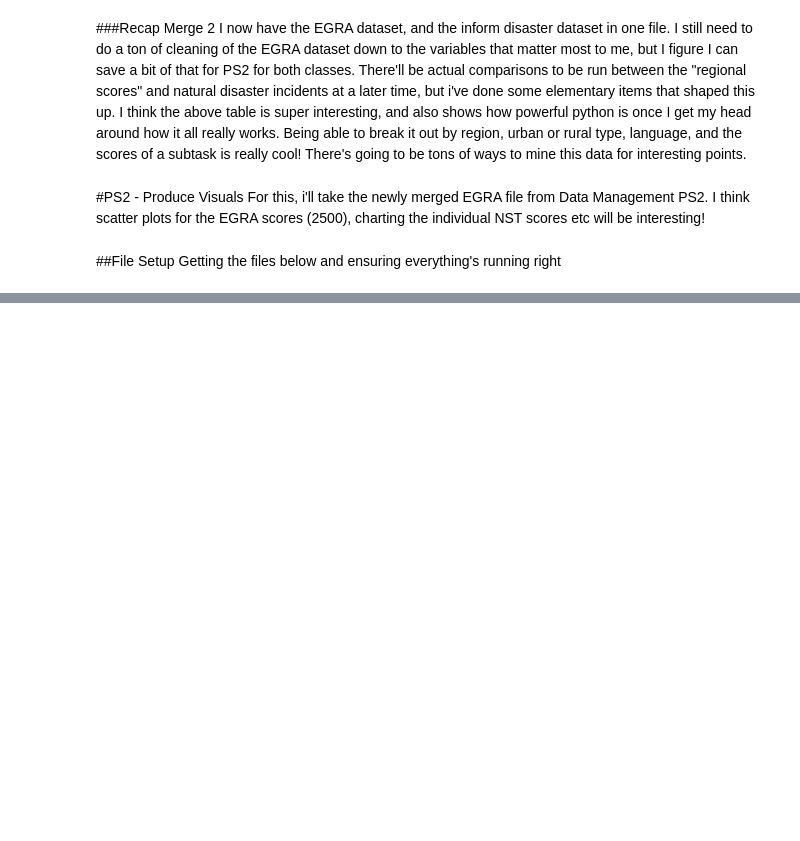
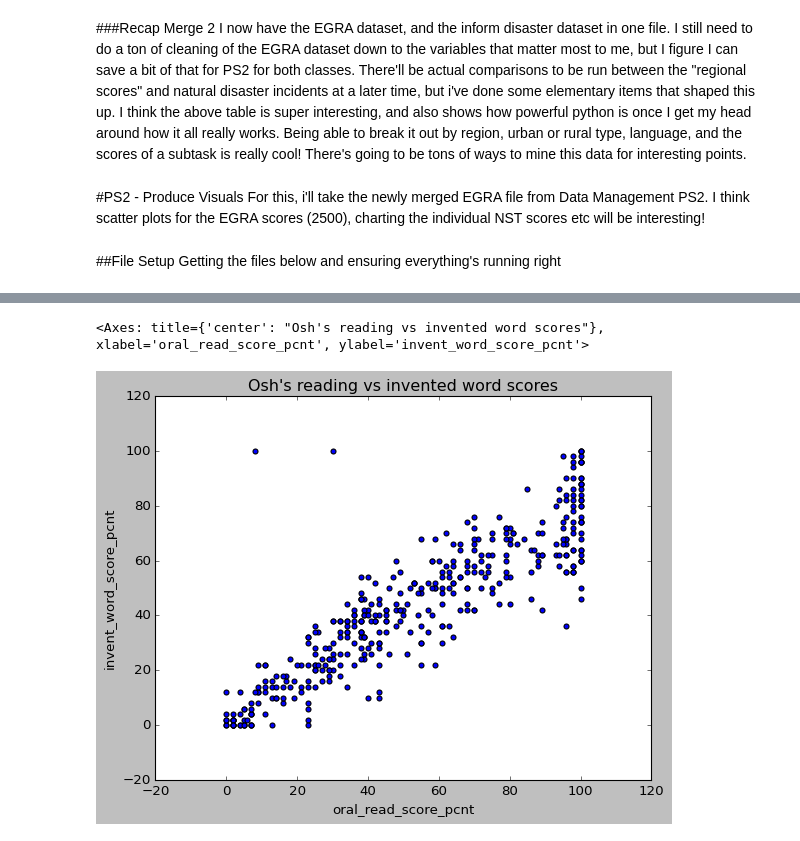
Before and after one commit to Jonchyk/Vis, a Jupyter notebook: PS2_vis_.ipynb, the cells around one changed output, grey strips where cells are left out. Drawn from its saved outputs; the diff is of its cells as text; code cells hidden in the pictures; blank space fills up the shorter version.

```diff
--- a/PS2_vis_.ipynb
+++ b/PS2_vis_.ipynb
@@ -703,0 +753,5 @@ Getting the files below and ensuring everything's running right
+# %%
+ps3[ps3['region'] == 'Osh'].plot(x='oral_read_score_pcnt',y='invent_word_score_pcnt', kind='scatter', title="Osh's reading vs invented word scores")
+# %% [output]
+<Axes: title={'center': "Osh's reading vs invented word scores"}, xlabel='oral_read_score_pcnt', ylabel='invent_word_score_pcnt'>
+[figure, added]
```
Also changed, not shown: parts of 34 cells of this notebook.
